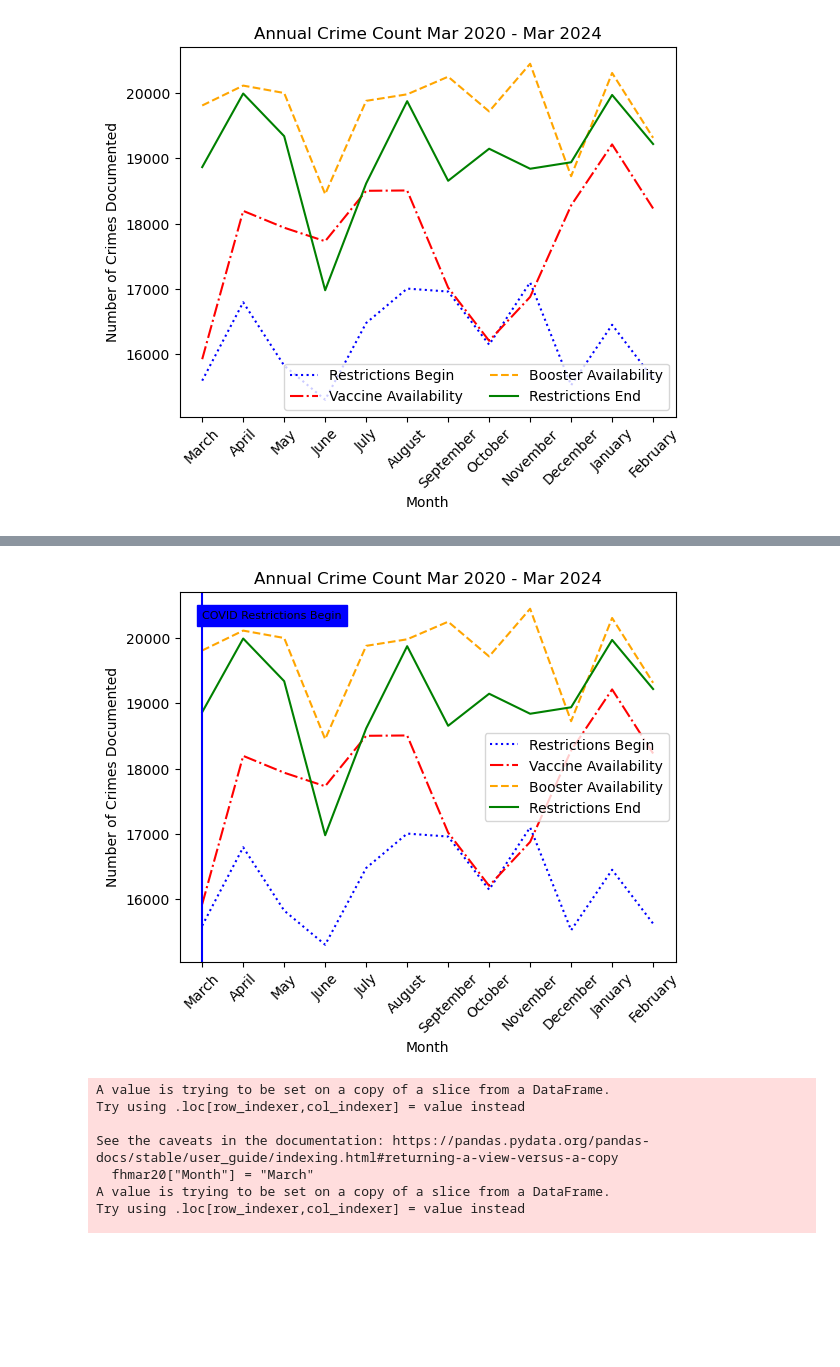
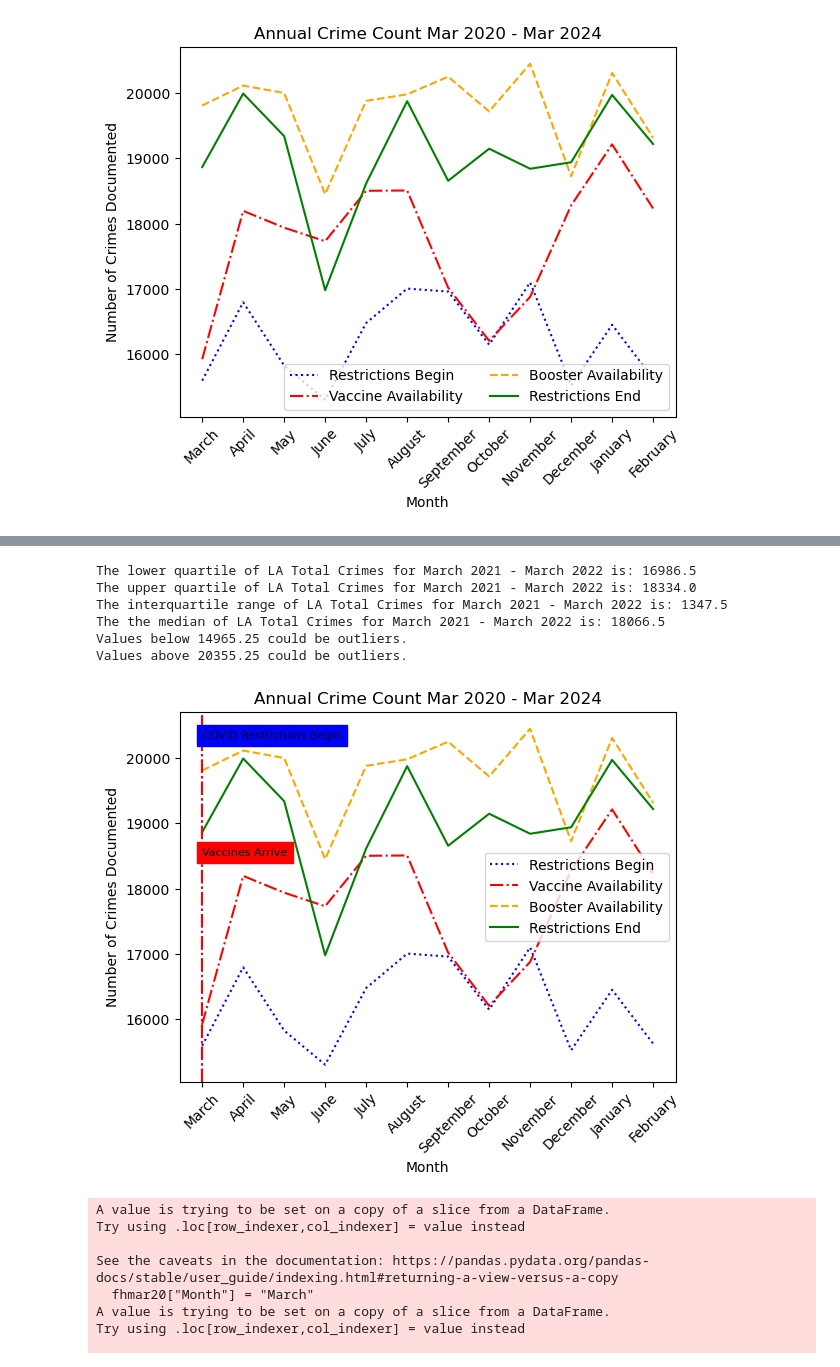
Before and after one commit to wiseorcool/Project-1-Team-4, a Jupyter notebook: 14042024_P1 YS/Project-1-Team-4-Brendan-s-Branch/April 10th Initial Graphs/Working_Refined_ish.ipynb, the cells around one changed output, grey strips where cells are left out. Cells and saved outputs as stored; diff of their text form; code cells hidden in the pictures; blank space fills up the shorter version.

Commit message:
new graphs for better analysis + prelim stats

```diff
--- a/14042024_P1 YS/Project-1-Team-4-Brendan-s-Branch/April 10th Initial Graphs/Working_Refined_ish.ipynb
+++ b/14042024_P1 YS/Project-1-Team-4-Brendan-s-Branch/April 10th Initial Graphs/Working_Refined_ish.ipynb
@@ -610,7 +831,7 @@ sum2021 = combodata.loc[(combodata["Year"] == "Q1")]
 
 marsum20 = sum2021.loc[(sum2021["date_occ"] >= "2020-03-01") & (sum2021["date_occ"] < "2020-04-01")]
 marsum20["Month"] = "March"
-aprsum20 = sum2021[(sum2021["date_occ"] >= "2020-04-01") & (sum2021["date_occ"] < "2020-05-01")]
+aprsum20 = sum2021.loc[(sum2021["date_occ"] >= "2020-04-01") & (sum2021["date_occ"] < "2020-05-01")]
 aprsum20["Month"] = "April"
 maysum20 = sum2021.loc[(sum2021["date_occ"] >= "2020-05-01") & (sum2021["date_occ"] < "2020-06-01")]
 maysum20["Month"] = "May"
@@ -921,28 +1203,53 @@ plt.show()
+# %%
+#2022 Total Quartiles and Outliers
+quartiles2122 = box2122_count.quantile([.25,.5,.75])
+lowerq2122 = quartiles2122[0.25]
+upperq2122 = quartiles2122[0.75]
+iqr2122 = upperq2122-lowerq2122
+
+print(f"The lower quartile of LA Total Crimes for March 2021 - March 2022 is: {lowerq2122}")
+print(f"The upper quartile of LA Total Crimes for March 2021 - March 2022 is: {upperq2122}")
+print(f"The interquartile range of LA Total Crimes for March 2021 - March 2022 is: {iqr2122}")
+print(f"The the median of LA Total Crimes for March 2021 - March 2022 is: {quartiles2122[0.5]} ")
+
+lower_bound = lowerq2122 - (1.5*iqr2122)
+upper_bound = upperq2122 + (1.5*iqr2122)
+print(f"Values below {lower_bound} could be outliers.")
+print(f"Values above {upper_bound} could be outliers.")
+# %% [output]
+The lower quartile of LA Total Crimes for March 2021 - March 2022 is: 16986.5
+The upper quartile of LA Total Crimes for March 2021 - March 2022 is: 18334.0
+The interquartile range of LA Total Crimes for March 2021 - March 2022 is: 1347.5
+The the median of LA Total Crimes for March 2021 - March 2022 is: 18066.5
+Values below 14965.25 could be outliers.
+Values above 20355.25 could be outliers.
 # %%
 #tester
 x_1 = ["March", "April", "May", "June", "July", "August", "September", "October", "November", "December", "January", "February",]
 y_1=sum2020["Total Counts"]
 y_2=sum2021["Total Counts"]
 y_3=sum2022["Total Counts"]
 y_4=sum2023["Total Counts"]
 
 plt.plot(x_1,y_1, color='blue', linestyle='dotted', label="Restrictions Begin")
 plt.plot(x_1,y_2, color='red', linestyle='dashdot', label="Vaccine Availability")
 plt.plot(x_1,y_3, color='orange', linestyle='dashed', label="Booster Availability")
 plt.plot(x_1,y_4, color='green', linestyle='solid', label="Restrictions End")
 plt.xticks(rotation=45)
 plt.xlabel("Month")
 plt.ylabel("Number of Crimes Documented")
 
 plt.legend(loc='best')
 plt.tight_layout
 plt.title("Annual Crime Count Mar 2020 - Mar 2024")
 
-plt.axvline(("March"), color="blue")
+plt.axvline(("March"), color="blue", linestyle='dotted')
 plt.text("March", 20300,"COVID Restrictions Begin", fontsize=8, bbox=dict(facecolor="blue", edgecolor="blue"))
+plt.axvline(0, color="red", linestyle='dashdot')
+plt.text(0, 18500,"Vaccines Arrive", fontsize=8, bbox=dict(facecolor="red", edgecolor="red"))
 plt.show()
 # %% [output]
-[figure, old version]
+[figure, new version]
 # %%
 fh2021 = clean_2021.loc[(clean_2021["area_name"] == "Foothill")]
 
```
Also changed, not shown: parts of 20 cells of this notebook, 2 other files.
